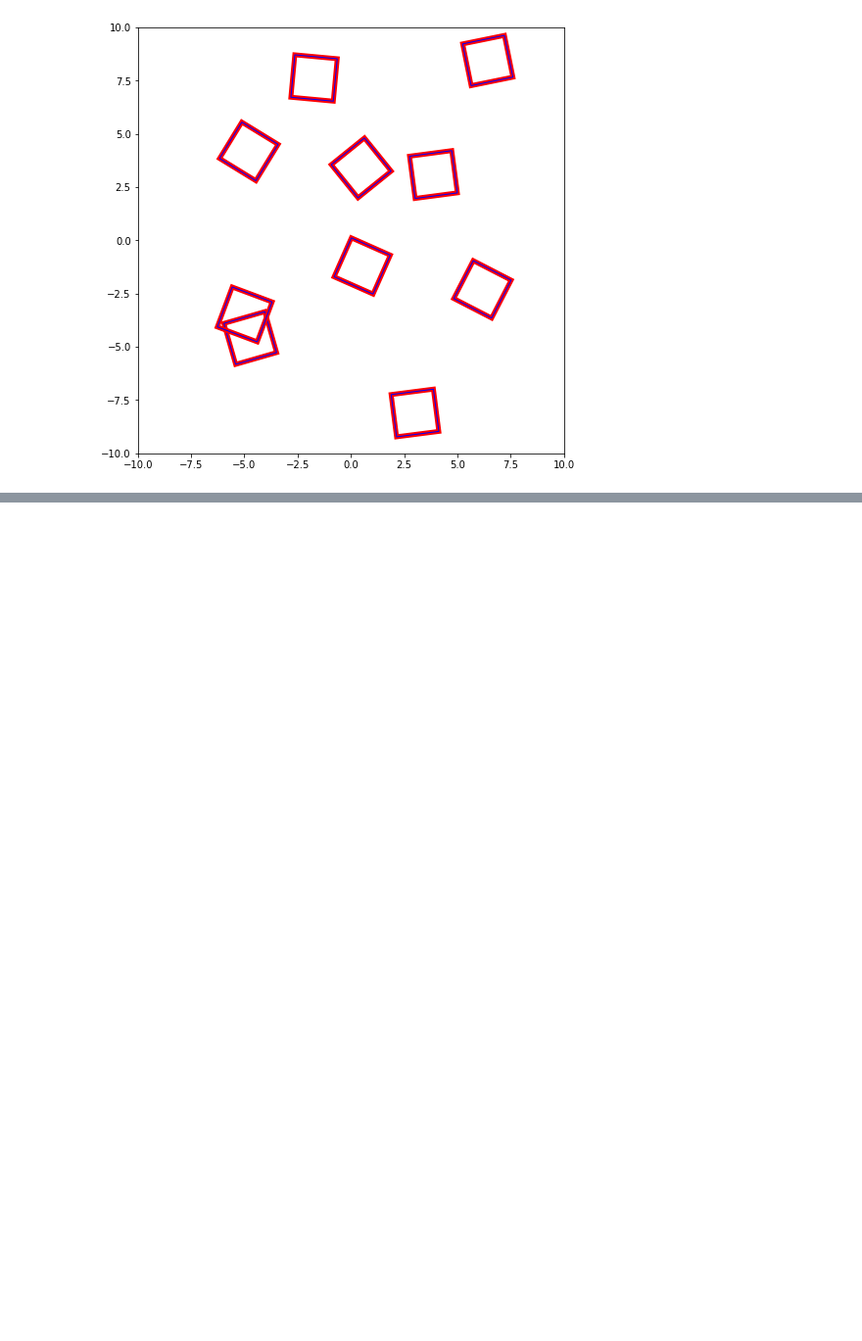
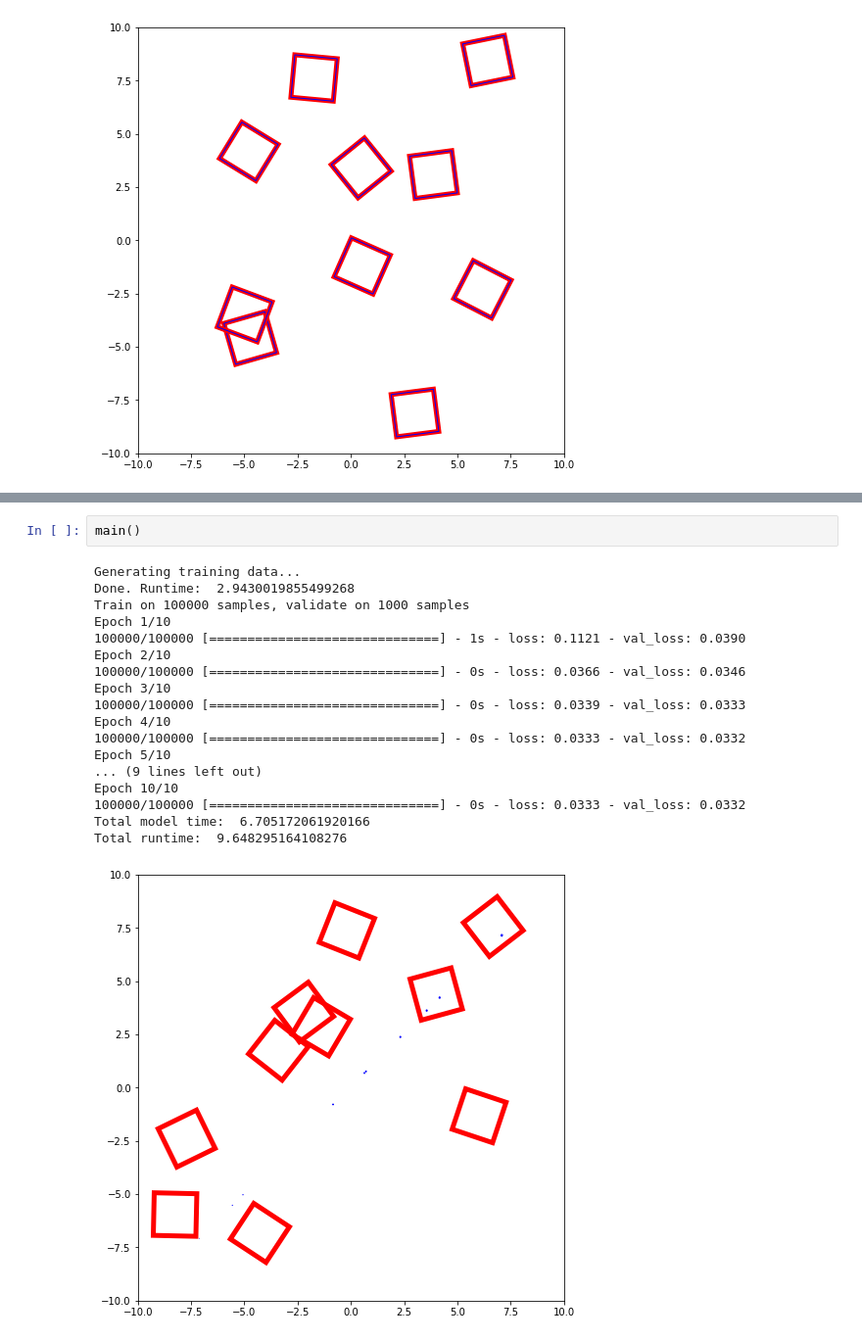
Before and after one commit to lawsonfulton/research-experiments, a Jupyter notebook: box-auto-enc/experiment book.ipynb, the cells around one changed output, grey strips where cells are left out. Shown at 98% size. Saved outputs shown, nothing was run; the diff lists cells and outputs as text; blank space fills up the shorter version.

```diff
--- a/box-auto-enc/experiment book.ipynb
+++ b/box-auto-enc/experiment book.ipynb
@@ -423,0 +446,21 @@ Total runtime:  53.35933494567871
+# %%
+main()
+# %% [output]
+Generating training data...
+Done. Runtime:  2.9430019855499268
+Train on 100000 samples, validate on 1000 samples
+Epoch 1/10
+100000/100000 [==============================] - 1s - loss: 0.1121 - val_loss: 0.0390
+Epoch 2/10
+100000/100000 [==============================] - 0s - loss: 0.0366 - val_loss: 0.0346
+Epoch 3/10
+100000/100000 [==============================] - 0s - loss: 0.0339 - val_loss: 0.0333
+Epoch 4/10
+100000/100000 [==============================] - 0s - loss: 0.0333 - val_loss: 0.0332
+Epoch 5/10
+... (9 lines left out)
+Epoch 10/10
+100000/100000 [==============================] - 0s - loss: 0.0333 - val_loss: 0.0332
+Total model time:  6.705172061920166
+Total runtime:  9.648295164108276
+[figure, added]
```
Also changed, not shown: parts of 3 cells of this notebook, 1 other file.
